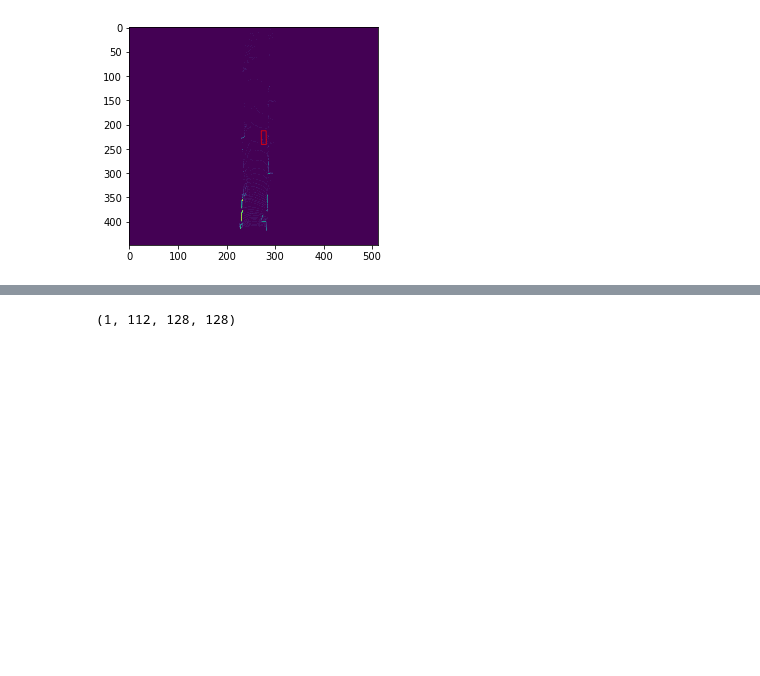
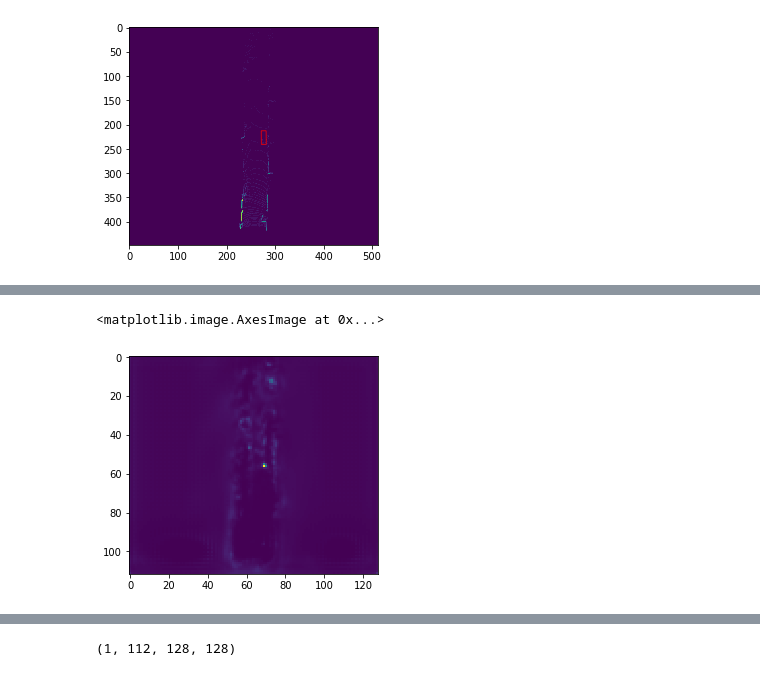
Before and after one commit to marmohamed/Multi-Modal-Fusion-For-3d-Object-Detection, a Jupyter notebook: src/Notebooks/Model Evaluation-Copy1.ipynb, the cells around one changed output, grey strips where cells are left out. Cells and saved outputs as stored; diff of their text form; code cells hidden in the pictures; blank space fills up the shorter version.

```diff
--- a/src/Notebooks/Model Evaluation-Copy1.ipynb
+++ b/src/Notebooks/Model Evaluation-Copy1.ipynb
@@ -1427,3 +1366,8 @@ plt.show()
+# %%
+plt.imshow(sigmoid(final_output[0, :, :, -1]))
+# %% [output]
+<matplotlib.image.AxesImage at 0x...>
+[figure, added]
 # %%
 debug_layers.keys()
 # %% [output]
```
Also changed, not shown: parts of 39 cells of this notebook.
